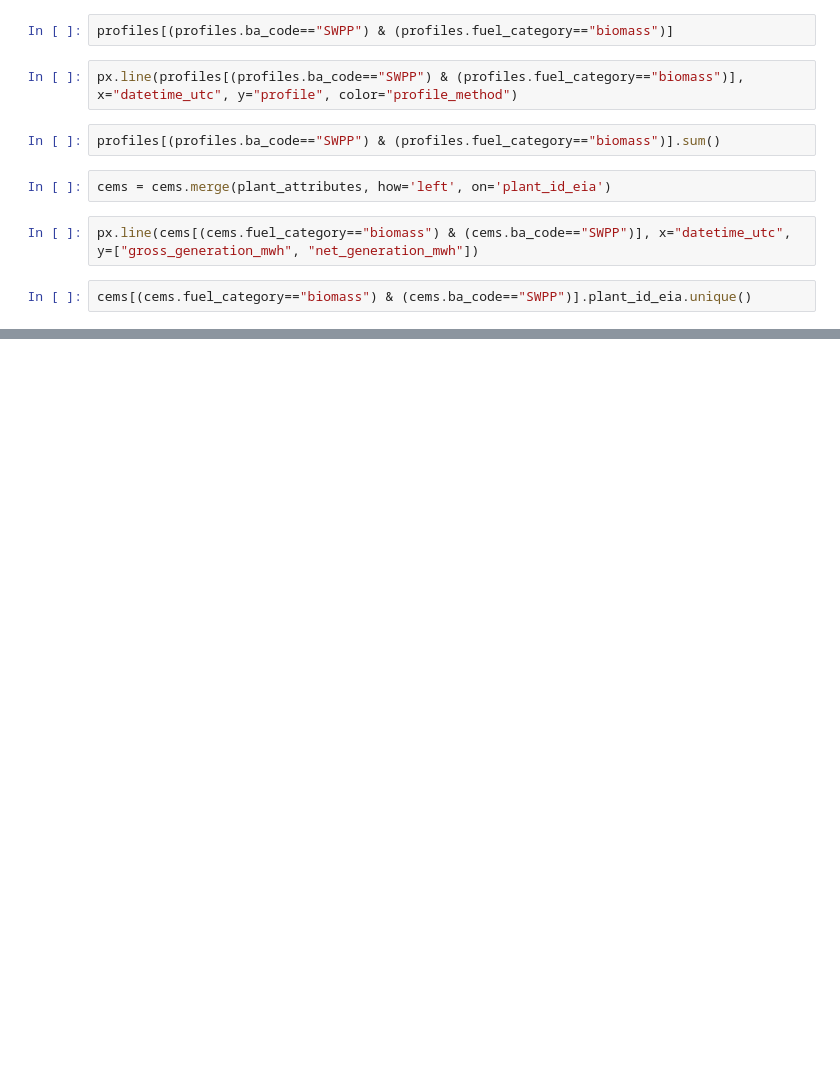
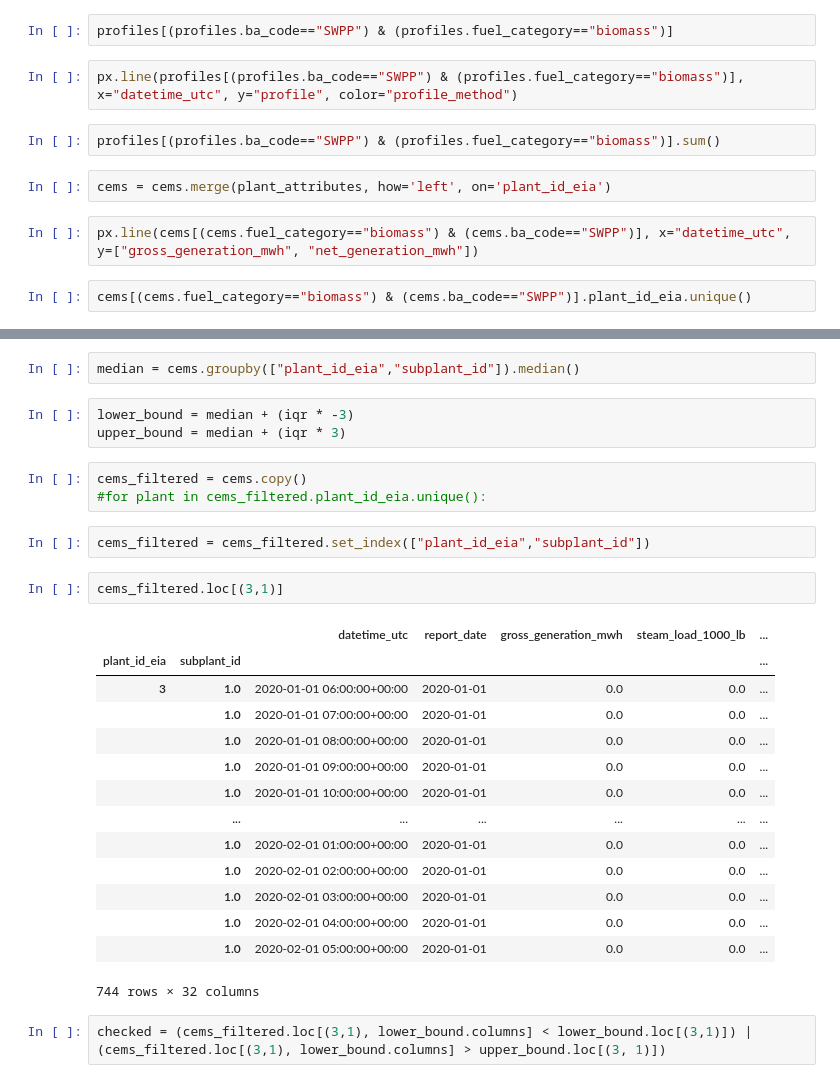
Before and after one commit to singularity-energy/open-grid-emissions, a Jupyter notebook: notebooks/gailin_clean_cems.ipynb, the cells around one changed output, grey strips where cells are left out. Drawn from its saved outputs; the diff is of its cells as text; blank space fills up the shorter version.

Commit message:
notebooks: cems cleaning, plant-level emission rate spikes
all notebook

```diff
--- a/notebooks/gailin_clean_cems.ipynb
+++ b/notebooks/gailin_clean_cems.ipynb
@@ -131,0 +137,29 @@ cems.head()
+# %%
+median = cems.groupby(["plant_id_eia","subplant_id"]).median()
+# %%
+lower_bound = median + (iqr * -3)
+upper_bound = median + (iqr * 3)
+# %%
+cems_filtered = cems.copy()
+#for plant in cems_filtered.plant_id_eia.unique():
+# %%
+cems_filtered = cems_filtered.set_index(["plant_id_eia","subplant_id"])
+# %%
+cems_filtered.loc[(3,1)]
+# %% [output]
+|  |  | datetime_utc | report_date | gross_generation_mwh | steam_load_1000_lb | ... |
+| plant_id_eia | subplant_id |  |  |  |  | ... |
+| 3 | 1.0 | 2020-01-01 06:00:00+00:00 | 2020-01-01 | 0.0 | 0.0 | ... |
+|  | 1.0 | 2020-01-01 07:00:00+00:00 | 2020-01-01 | 0.0 | 0.0 | ... |
+|  | 1.0 | 2020-01-01 08:00:00+00:00 | 2020-01-01 | 0.0 | 0.0 | ... |
+|  | 1.0 | 2020-01-01 09:00:00+00:00 | 2020-01-01 | 0.0 | 0.0 | ... |
+|  | 1.0 | 2020-01-01 10:00:00+00:00 | 2020-01-01 | 0.0 | 0.0 | ... |
+|  | ... | ... | ... | ... | ... | ... |
+|  | 1.0 | 2020-02-01 01:00:00+00:00 | 2020-01-01 | 0.0 | 0.0 | ... |
+|  | 1.0 | 2020-02-01 02:00:00+00:00 | 2020-01-01 | 0.0 | 0.0 | ... |
+|  | 1.0 | 2020-02-01 03:00:00+00:00 | 2020-01-01 | 0.0 | 0.0 | ... |
+|  | 1.0 | 2020-02-01 04:00:00+00:00 | 2020-01-01 | 0.0 | 0.0 | ... |
+|  | 1.0 | 2020-02-01 05:00:00+00:00 | 2020-01-01 | 0.0 | 0.0 | ... |
+744 rows × 32 columns
+# %%
+checked = (cems_filtered.loc[(3,1), lower_bound.columns] < lower_bound.loc[(3,1)]) | (cems_filtered.loc[(3,1), lower_bound.columns] > upper_bound.loc[(3, 1)])
```
Also changed, not shown: parts of 7 cells of this notebook, 1 other file.
